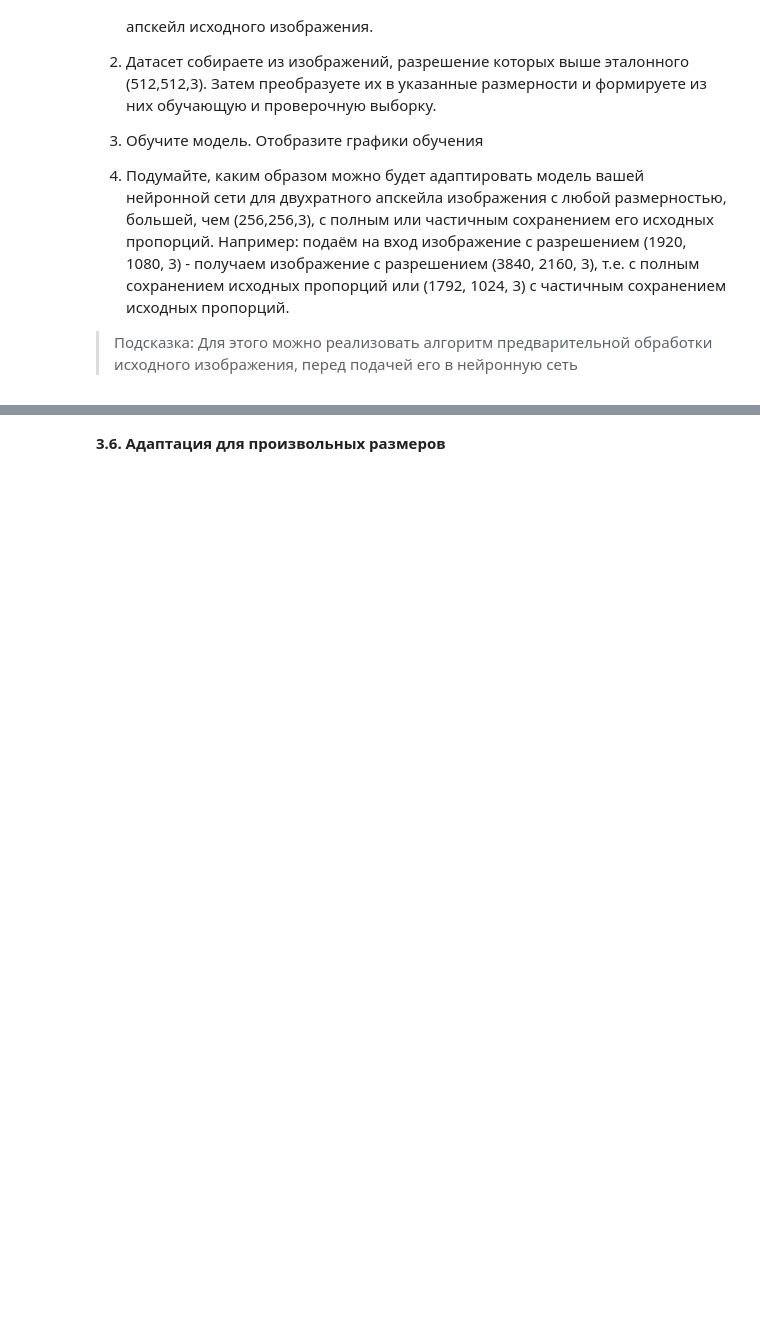
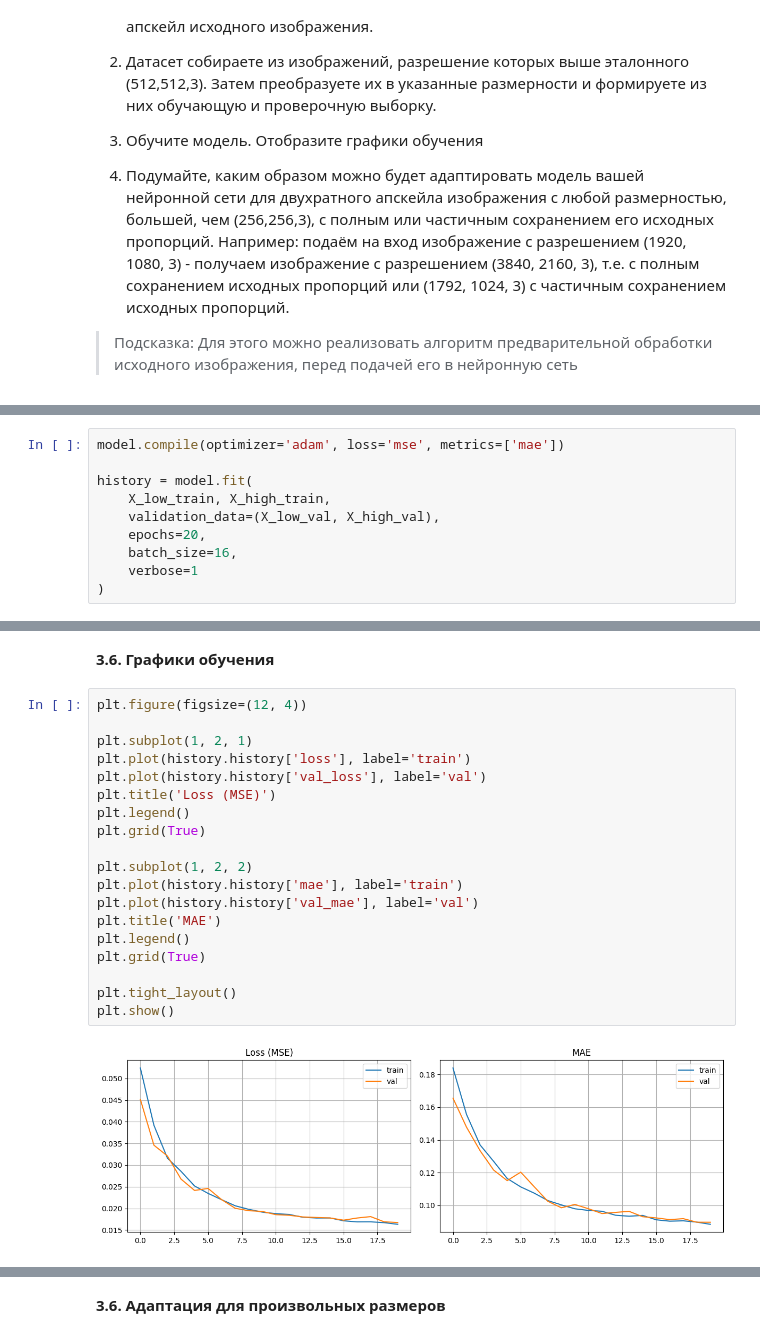
Before and after one commit to DinRazar/neural_networks, a Jupyter notebook: Работа_6.ipynb, the cells around one changed output, grey strips where cells are left out. Cells and saved outputs as stored; diff of their text form; blank space fills up the shorter version.

```diff
--- a/Работа_6.ipynb
+++ b/Работа_6.ipynb
@@ -655,0 +644,10 @@ plt.show()
+# %%
+model.compile(optimizer='adam', loss='mse', metrics=['mae'])
+
+history = model.fit(
+    X_low_train, X_high_train,
+    validation_data=(X_low_val, X_high_val),
+    epochs=20,
+    batch_size=16,
+    verbose=1
+)
@@ -655,0 +672,23 @@ plt.show()
+# %% [markdown]
+**3.6. Графики обучения**
+# %%
+plt.figure(figsize=(12, 4))
+
+plt.subplot(1, 2, 1)
+plt.plot(history.history['loss'], label='train')
+plt.plot(history.history['val_loss'], label='val')
+plt.title('Loss (MSE)')
+plt.legend()
+plt.grid(True)
+
+plt.subplot(1, 2, 2)
+plt.plot(history.history['mae'], label='train')
+plt.plot(history.history['val_mae'], label='val')
+plt.title('MAE')
+plt.legend()
+plt.grid(True)
+
+plt.tight_layout()
+plt.show()
+# %% [output]
+[figure, added]
```
Also changed, not shown: parts of 26 cells of this notebook.
